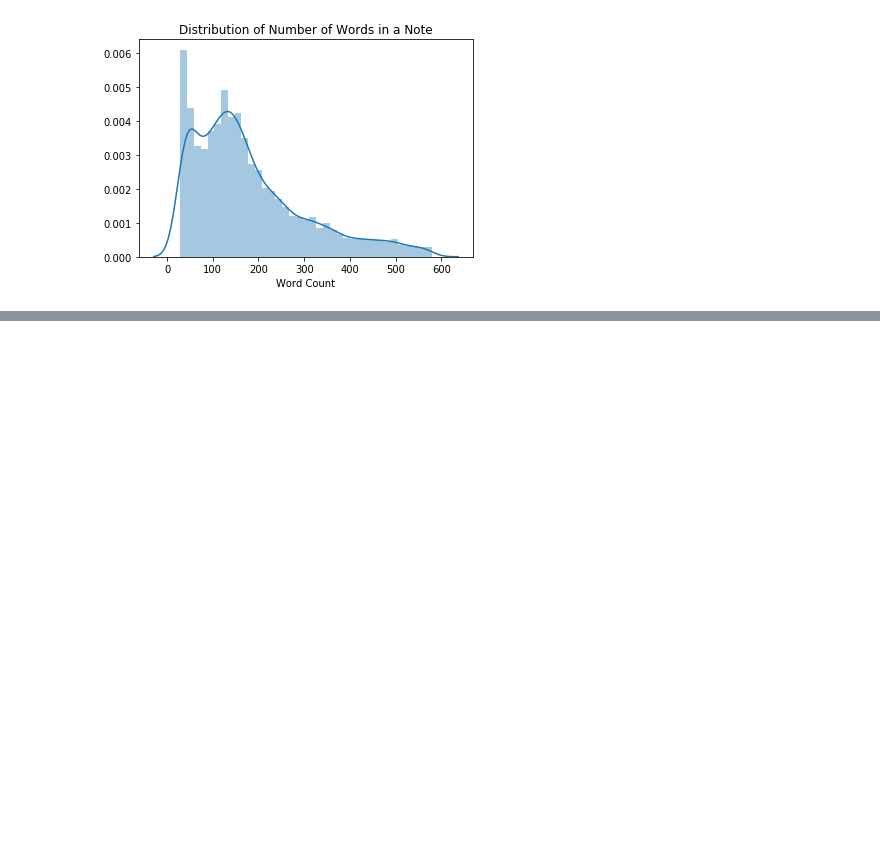
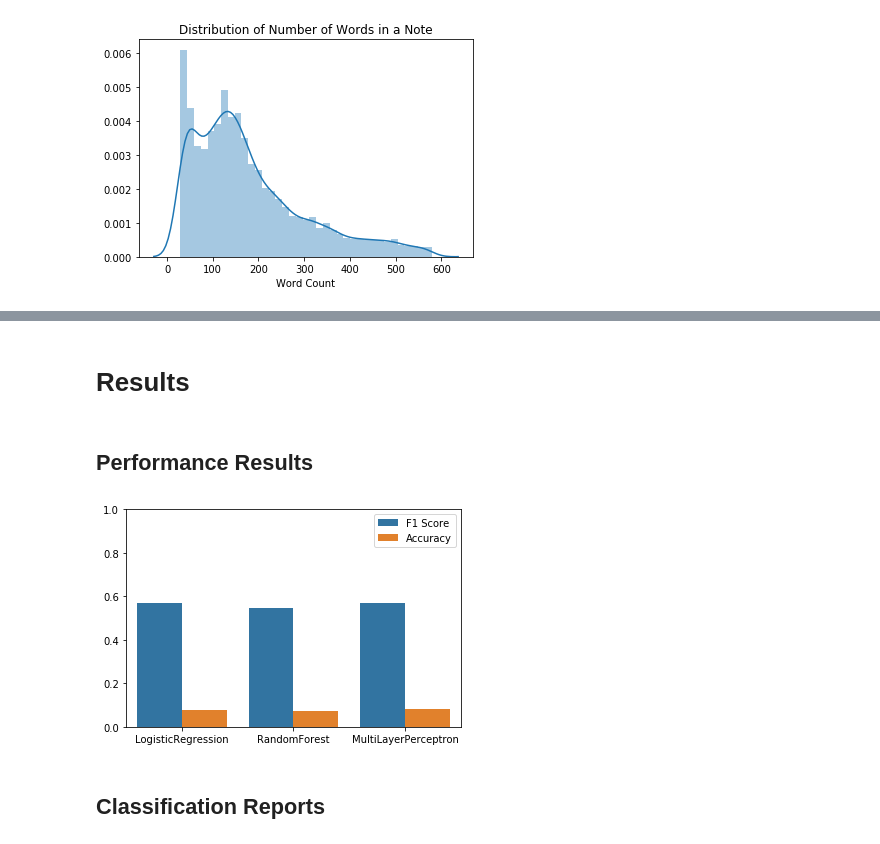
Before and after one commit to cccdenhart/icd-tagging, a Jupyter notebook: report.ipynb, the cells around one changed output, grey strips where cells are left out. Drawn from its saved outputs; the diff is of its cells as text; code cells hidden in the pictures; blank space fills up the shorter version.

```diff
--- a/report.ipynb
+++ b/report.ipynb
@@ -335,0 +214,10 @@ counts = class_counts(y_preds[2], y_test, top_level_roots)
+# %%
+# instantiate classifiers
+clfs = {
+    "LogisticRegression": OneVsRestClassifier(LogisticRegression(multi_class="ovr")),
+    "RandomForest": OneVsRestClassifier(RandomForestClassifier(n_estimators=150, criterion="entropy")),
+    "MultiLayerPerceptron": MLPClassifier(hidden_layer_sizes=(40, 30))
+}
+# %%
+# train baseline classifiers
+trained_clfs = {name: clf.fit(X_train, Y_train) for name, clf in clfs.items()}
@@ -335,0 +318,2 @@ counts = class_counts(y_preds[2], y_test, top_level_roots)
+# %% [markdown]
+# Results
@@ -335,0 +323,21 @@ counts = class_counts(y_preds[2], y_test, top_level_roots)
+# %%
+# store prediction and probability results
+pred_clfs = {name: clf.predict(X_test) for name, clf in trained_clfs.items()}
+prob_clfs = {name: clf.predict_proba(X_test) for name, clf in trained_clfs.items()}
+# %% [markdown]
+## Performance Results
+# %%
+# get performance data
+f1s = [f1_score(Y_test, preds, average="weighted", zero_division=1) for preds in pred_clfs.values()]
+accs = [accuracy_score(Y_test, preds) for preds in pred_clfs.values()]
+metrics = f1s + accs
+met_labels = ["F1 Score"] * len(pred_clfs) + ["Accuracy"] * len(pred_clfs)
+clf_names = list(pred_clfs.keys()) * 2
+# %%
+ax = sns.barplot(x=clf_names, y=metrics, hue=met_labels)
+ax.set_ylim([0, 1])
+plt.show()
+# %% [output]
+[figure, added]
+# %% [markdown]
+## Classification Reports
```
Also changed, not shown: parts of 79 cells of this notebook, 5 other files.
